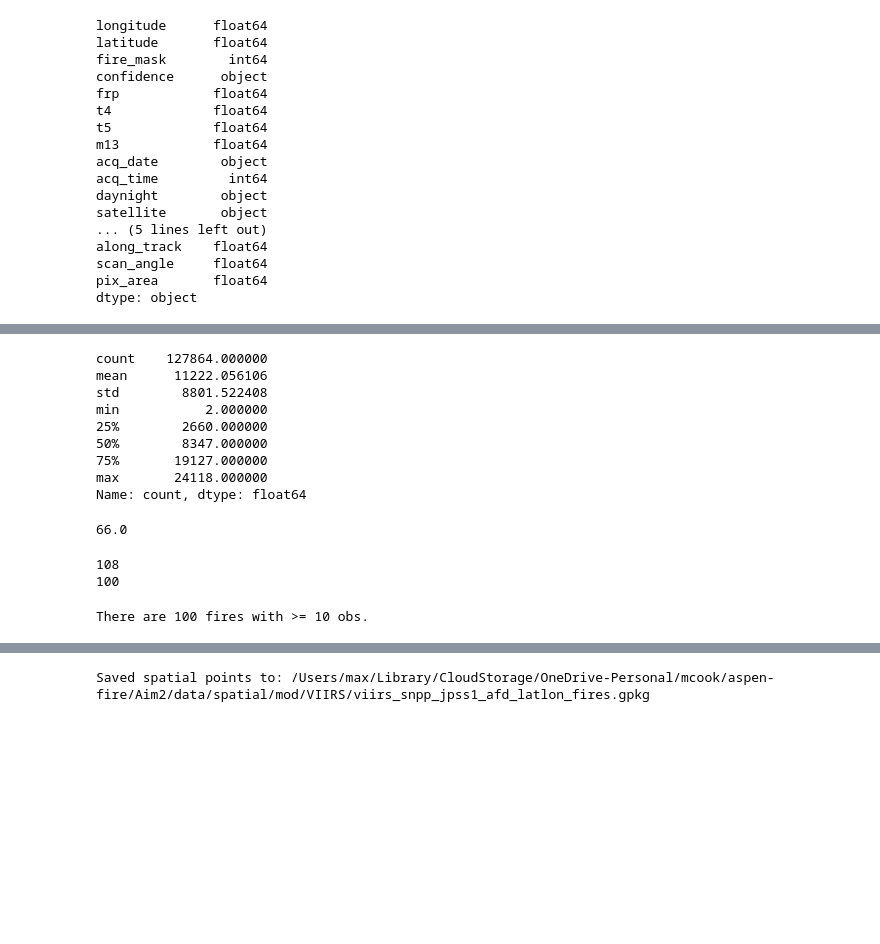
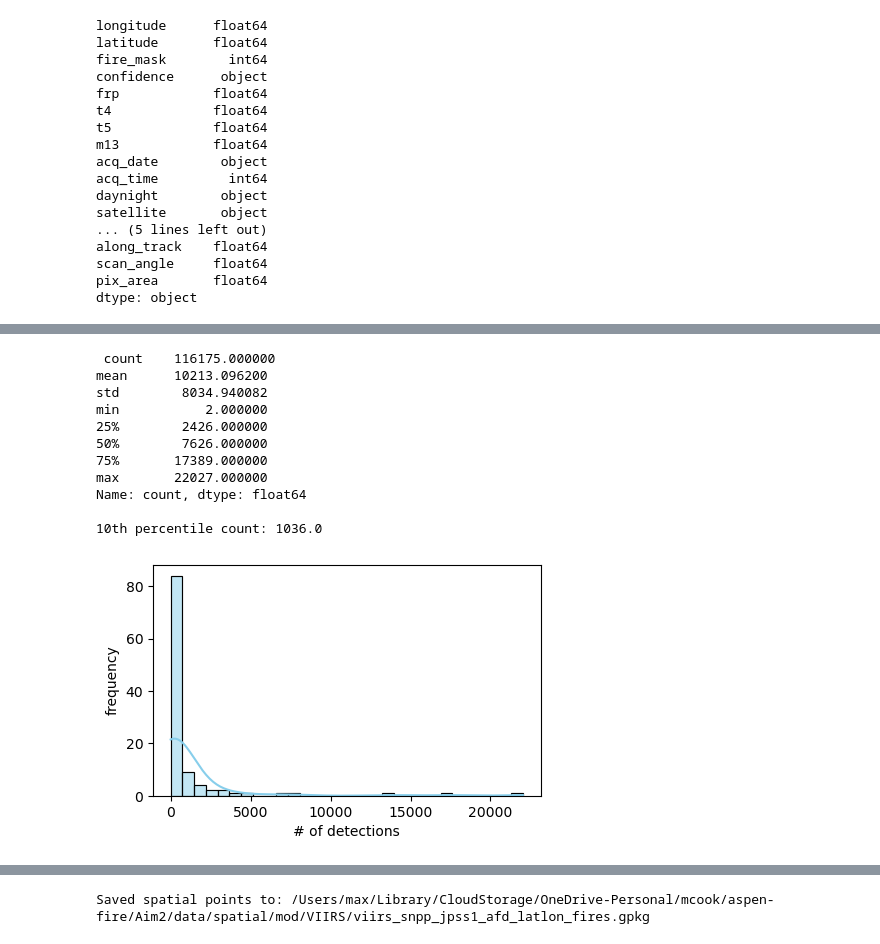
Before and after one commit to natshoff/aspen-fire-fork, a Jupyter notebook: Aim2/code/Python/03c_viirs-afd-processing.ipynb, the cells around one changed output, grey strips where cells are left out. Drawn from its saved outputs; the diff is of its cells as text; code cells hidden in the pictures; blank space fills up the shorter version.

Commit message:
Updates to scan duplicate detections and Tree Table summaries

```diff
--- a/Aim2/code/Python/03c_viirs-afd-processing.ipynb
+++ b/Aim2/code/Python/03c_viirs-afd-processing.ipynb
@@ -49,8 +61,18 @@ fires['WF_CESSATION_DATE'] = pd.to_datetime(fires['WF_CESSATION_DATE'])
 fires['Final_Acres'] = fires['Final_Acres'].astype(float)
 fires['ICS_ACRES'] = fires['ICS_ACRES'].astype(float)
 
+# subset the columns
+fires = fires[['Fire_ID','Fire_Name','Final_Acres',
+               'INCIDENT_ID','START_YEAR','DISCOVERY_DATE',
+               'WF_CESSATION_DATE','ICS_ACRES','geometry']]
+
 # remove any duplicates (the RYAN fire was duplicated for some reason)
 fires = fires.drop_duplicates(subset='INCIDENT_ID', keep='first')
 
+# Add a 3km buffer to wildfire perimeters
+buffer_dist = 3000  # meters
+# take the convex hull, apply the buffer
+fires['geometry'] = fires['geometry'].convex_hull.buffer(buffer_dist)
+print(f"Buffered fire perimeters by {buffer_dist} meters.")
 print(f"There are {len(fires)} in the Southern Rockies census (2017-2023)")
 # %% [output]
@@ -57,10 +80,5 @@ print(f"There are {len(fires)} in the Southern Rockies census (2017-2023)")
 There are 114 in the Southern Rockies census (2017-2023)
 # %%
-# Add a 3km buffer to wildfire perimeters
-buffer_dist = 3000  # meters
-fires = fires.copy() # make a copy of the original data
-fires['geometry'] = fires['geometry'].buffer(buffer_dist)
-print(f"Buffered fire perimeters by {buffer_dist} meters.")
 # %% [output]
 Buffered fire perimeters by 3000 meters.
 # %%
@@ -89,6 +107,3 @@ along_track    float64
 scan_angle     float64
 pix_area       float64
 dtype: object
-# %%
-afds['acq_date'] = pd.to_datetime(afds['acq_date']) # convert to simple date format
-afds['acq_date'].head(3)
@@ -123,12 +131,17 @@ afds_ll = gpd.GeoDataFrame(afds, geometry='geometry', crs="EPSG:4326")
 afds_ll = afds_ll.to_crs("EPSG:5070")
 afds_ll = afds_ll.reset_index(drop=True)
 afds_ll['afdID'] = afds_ll.index # add a unique ID
-print(afds_ll.head())
+print(afds_ll[['longitude', 'latitude', 'fire_mask', 'confidence', 'frp', 't4', 't5',
+               'm13', 'acq_date', 'acq_time', 'daynight', 'satellite']].head())
+
+# spatially subset the SRM extent
+afds_ll = afds_ll[afds_ll.geometry.within(bounds)]
+print(f"\n[{len(afds_ll)}({round(len(afds_ll)/len(afds)*100,2)}%)] detections in the Southern Rockies.")
 
 # save this file out.
-out_fp = os.path.join(datamod,'viirs_snpp_jpss1_afd_latlon.gpkg')
+out_fp = os.path.join(datamod,'viirs_snpp_jpss1_afd_latlon_srm.gpkg')
 afds_ll.to_file(out_fp)
-print(f"\nSaved spatial points to: {out_fp}")
+print(f"\nSaved spatial points to: {out_fp}\n")
 # %% [output]
    longitude   latitude  fire_mask confidence        frp         t4  \
 0 -95.160160  34.074640          9          h  14.550305  367.00000
@@ -202,33 +276,29 @@ Index(['longitude', 'latitude', 'fire_mask', 'confidence', 'frp', 't4', 't5',
 # %%
 # grab a count of observations for each fire
-counts = afds_ll_fire_.groupby(['Fire_ID']).size().reset_index(name='count')
-afds_ll_fire_ct = pd.merge(afds_ll_fire_, counts, left_on='Fire_ID', right_on='Fire_ID', how='left')
-afds_ll_fire_ct['count'].describe()
+counts = afds_ll_fires.groupby(['Fire_ID']).size().reset_index(name='count')
+afds_ll_fires = pd.merge(afds_ll_fires, counts, on='Fire_ID', how='left')
+
+# print some statistics
+print("\n", afds_ll_fires['count'].describe(), "\n")
+print(f"10th percentile count: {afds_ll_fires['count'].quantile(0.10)}", "\n")
+
+# plot the distribution
+plt.figure(figsize=(5, 3))  # Set figure size
+sns.histplot(counts['count'], bins=30, kde=True, color='skyblue')
+plt.xlabel('# of detections', fontsize=10)
+plt.ylabel('frequency', fontsize=10)
+plt.show()
 # %% [output]
-count    127864.000000
-mean      11222.056106
-std        8801.522408
+ count    116175.000000
+mean      10213.096200
+std        8034.940082
 min           2.000000
-25%        2660.000000
-50%        8347.000000
-75%       19127.000000
-max       24118.000000
+25%        2426.000000
+50%        7626.000000
+75%       17389.000000
+max       22027.000000
 Name: count, dtype: float64
+
+10th percentile count: 1036.0
+[figure, added]
-# %%
-afds_ll_fire_ct['count'].quantile(0.01)
-# %% [output]
-66.0
-# %%
-print(len(afds_ll_fire_['Fire_ID'].unique()))
-print(len(afds_ll_fire_ct[afds_ll_fire_ct['count'] >= 10]['Fire_ID'].unique()))
-# %% [output]
-108
-100
-# %%
-# filter to retain fires with at least N observations
-n_obs = 10
-afds_ll_fire_ct = afds_ll_fire_ct[afds_ll_fire_ct['count'] >= n_obs]
-print(f"There are {len(afds_ll_fire_ct['Fire_ID'].unique())} fires with >= {n_obs} obs.")
-# %% [output]
-There are 100 fires with >= 10 obs.
 # %%
```
Also changed, not shown: parts of 38 cells of this notebook, 1 other file.
